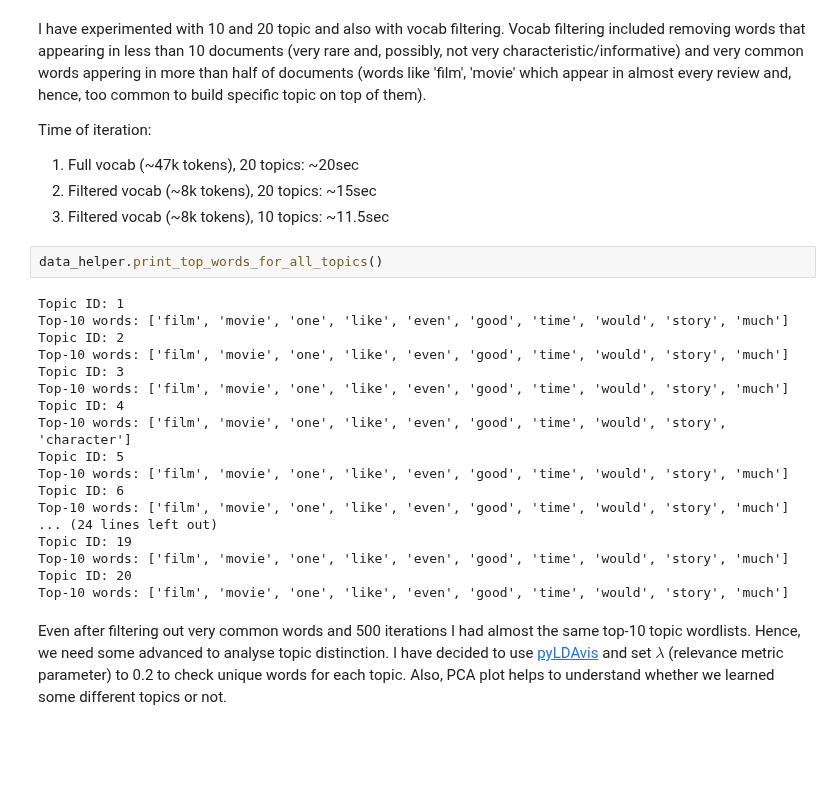
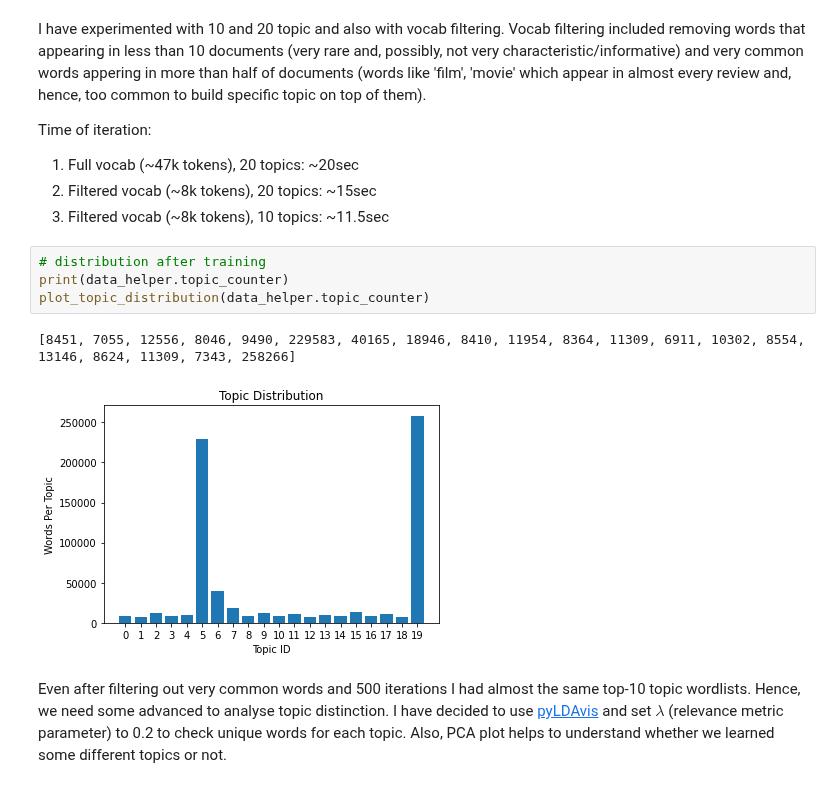
Before and after one commit to tsimafeip/LCT-master-course, a Jupyter notebook: Computational_Linguistics/HW6_LDA/HW6_LDA.ipynb, the cells around one changed output. Saved outputs shown, nothing was run; the diff lists cells and outputs as text; blank space fills up the shorter version.

```diff
--- a/Computational_Linguistics/HW6_LDA/HW6_LDA.ipynb
+++ b/Computational_Linguistics/HW6_LDA/HW6_LDA.ipynb
@@ -108,26 +127,13 @@ Time of iteration:<br>
 1) Full vocab (\~47k tokens), 20 topics: \~20sec<br>
 2) Filtered vocab (\~8k tokens), 20 topics: \~15sec<br>
 3) Filtered vocab (\~8k tokens), 10 topics: \~11.5sec<br>
-# %%
-data_helper.print_top_words_for_all_topics()
-# %% [output]
-Topic ID: 1
-Top-10 words: ['film', 'movie', 'one', 'like', 'even', 'good', 'time', 'would', 'story', 'much']
-Topic ID: 2
-Top-10 words: ['film', 'movie', 'one', 'like', 'even', 'good', 'time', 'would', 'story', 'much']
-Topic ID: 3
-Top-10 words: ['film', 'movie', 'one', 'like', 'even', 'good', 'time', 'would', 'story', 'much']
-Topic ID: 4
-Top-10 words: ['film', 'movie', 'one', 'like', 'even', 'good', 'time', 'would', 'story', 'character']
-Topic ID: 5
-Top-10 words: ['film', 'movie', 'one', 'like', 'even', 'good', 'time', 'would', 'story', 'much']
-Topic ID: 6
-Top-10 words: ['film', 'movie', 'one', 'like', 'even', 'good', 'time', 'would', 'story', 'much']
-... (24 lines left out)
-Topic ID: 19
-Top-10 words: ['film', 'movie', 'one', 'like', 'even', 'good', 'time', 'would', 'story', 'much']
-Topic ID: 20
-Top-10 words: ['film', 'movie', 'one', 'like', 'even', 'good', 'time', 'would', 'story', 'much']
+# %%
+# distribution after training
+print(data_helper.topic_counter)
+plot_topic_distribution(data_helper.topic_counter)
+# %% [output]
+[8451, 7055, 12556, 8046, 9490, 229583, 40165, 18946, 8410, 11954, 8364, 11309, 6911, 10302, 8554, 13146, 8624, 11309, 7343, 258266]
+[figure, added]
 # %% [markdown]
 Even after filtering out very common words and 500 iterations I had almost the same top-10 topic wordlists. Hence, we need some advanced to analyse topic distinction. I have decided to use [pyLDAvis](!https://nlp.stanford.edu/events/illvi2014/papers/sievert-illvi2014.pdf) and set $\lambda$ (relevance metric parameter) to 0.2 to check unique words for each topic. Also, PCA plot helps to understand whether we learned some different topics or not.
 # %%
```
Also changed, not shown: parts of 6 cells of this notebook.
